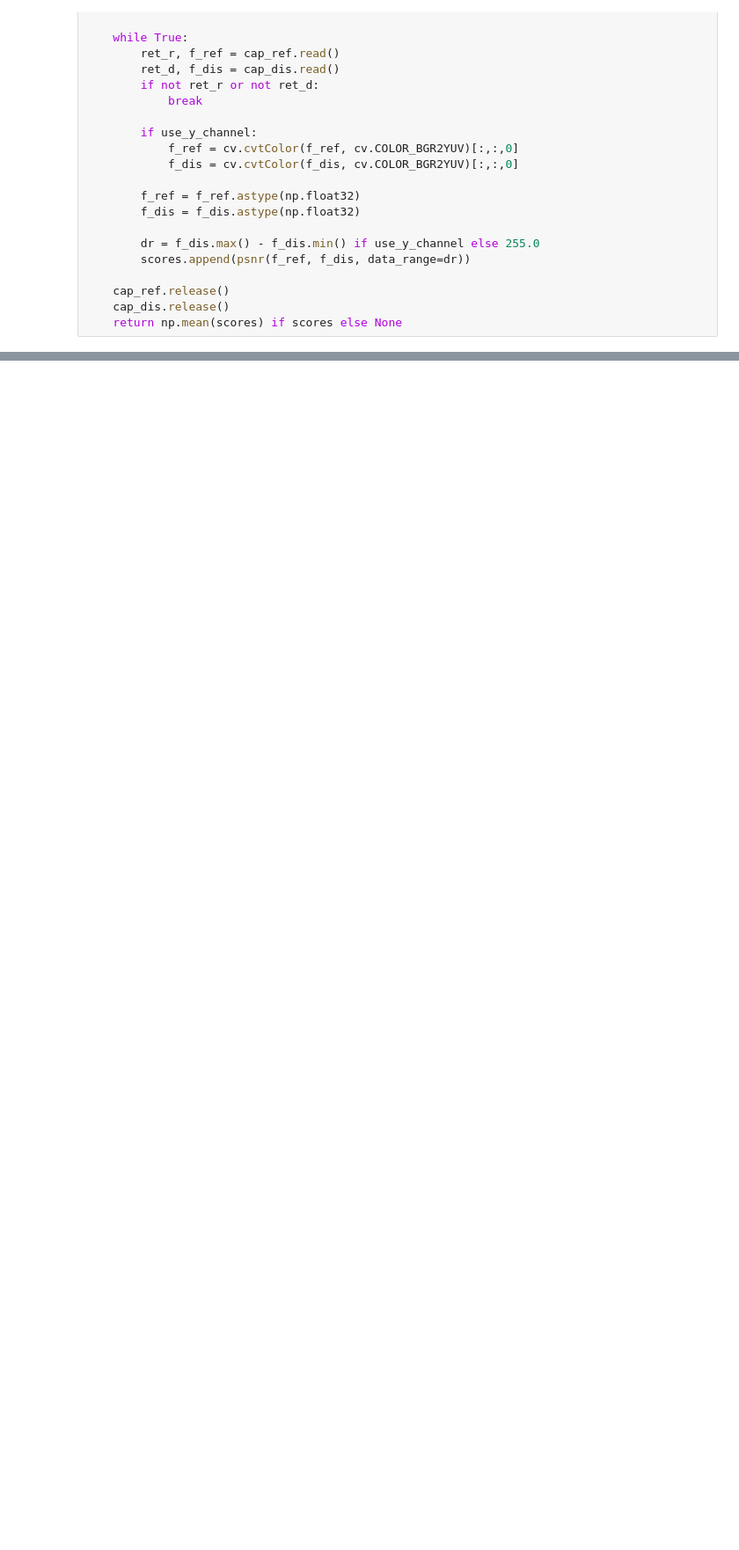
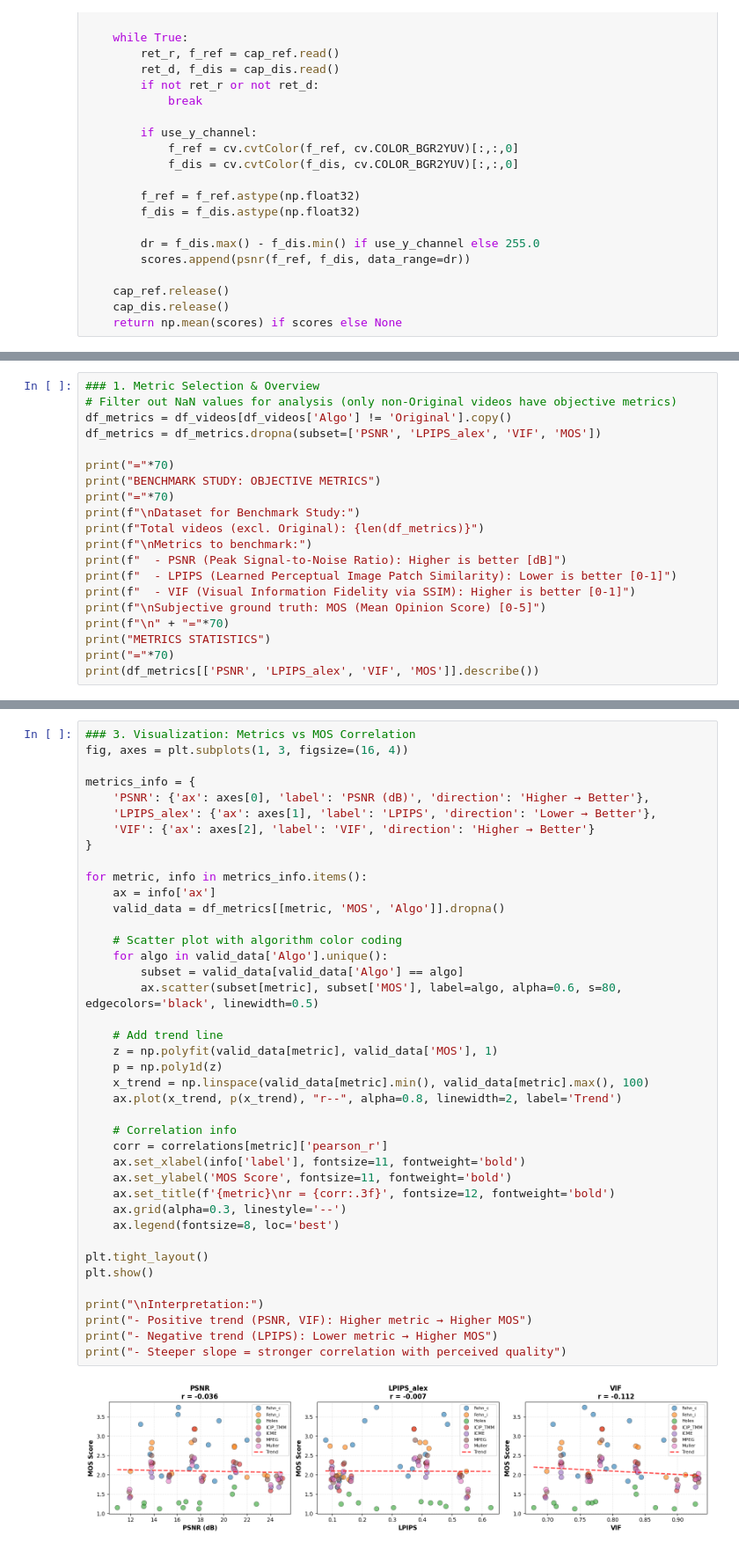
Before and after one commit to marrryzebwjq/Quality-of-Experience, a Jupyter notebook: project.ipynb, the cells around one changed output, grey strips where cells are left out. Shown at 88% size. Saved outputs shown, nothing was run; the diff lists cells and outputs as text; blank space fills up the shorter version.

Commit message:
objective done + analysis

```diff
--- a/project.ipynb
+++ b/project.ipynb
@@ -593,0 +642,20 @@ df_videos[['Video', 'Algo', 'MOS', 'PSNR', 'LPIPS_alex', 'VIF']].head()
+# %%
+### 1. Metric Selection & Overview
+# Filter out NaN values for analysis (only non-Original videos have objective metrics)
+df_metrics = df_videos[df_videos['Algo'] != 'Original'].copy()
+df_metrics = df_metrics.dropna(subset=['PSNR', 'LPIPS_alex', 'VIF', 'MOS'])
+
+print("="*70)
+print("BENCHMARK STUDY: OBJECTIVE METRICS")
+print("="*70)
+print(f"\nDataset for Benchmark Study:")
+print(f"Total videos (excl. Original): {len(df_metrics)}")
+print(f"\nMetrics to benchmark:")
+print(f"  - PSNR (Peak Signal-to-Noise Ratio): Higher is better [dB]")
+print(f"  - LPIPS (Learned Perceptual Image Patch Similarity): Lower is better [0-1]")
+print(f"  - VIF (Visual Information Fidelity via SSIM): Higher is better [0-1]")
+print(f"\nSubjective ground truth: MOS (Mean Opinion Score) [0-5]")
+print(f"\n" + "="*70)
+print("METRICS STATISTICS")
+print("="*70)
+print(df_metrics[['PSNR', 'LPIPS_alex', 'VIF', 'MOS']].describe())
@@ -593,0 +736,42 @@ df_videos[['Video', 'Algo', 'MOS', 'PSNR', 'LPIPS_alex', 'VIF']].head()
+# %%
+### 3. Visualization: Metrics vs MOS Correlation
+fig, axes = plt.subplots(1, 3, figsize=(16, 4))
+
+metrics_info = {
+    'PSNR': {'ax': axes[0], 'label': 'PSNR (dB)', 'direction': 'Higher → Better'},
+    'LPIPS_alex': {'ax': axes[1], 'label': 'LPIPS', 'direction': 'Lower → Better'},
+    'VIF': {'ax': axes[2], 'label': 'VIF', 'direction': 'Higher → Better'}
+}
+
+for metric, info in metrics_info.items():
+    ax = info['ax']
+    valid_data = df_metrics[[metric, 'MOS', 'Algo']].dropna()
+
+    # Scatter plot with algorithm color coding
+    for algo in valid_data['Algo'].unique():
+        subset = valid_data[valid_data['Algo'] == algo]
+        ax.scatter(subset[metric], subset['MOS'], label=algo, alpha=0.6, s=80, edgecolors='black', linewidth=0.5)
+
+    # Add trend line
+    z = np.polyfit(valid_data[metric], valid_data['MOS'], 1)
+    p = np.poly1d(z)
+    x_trend = np.linspace(valid_data[metric].min(), valid_data[metric].max(), 100)
+    ax.plot(x_trend, p(x_trend), "r--", alpha=0.8, linewidth=2, label='Trend')
+
+    # Correlation info
+    corr = correlations[metric]['pearson_r']
+    ax.set_xlabel(info['label'], fontsize=11, fontweight='bold')
+    ax.set_ylabel('MOS Score', fontsize=11, fontweight='bold')
+    ax.set_title(f'{metric}\nr = {corr:.3f}', fontsize=12, fontweight='bold')
+    ax.grid(alpha=0.3, linestyle='--')
+    ax.legend(fontsize=8, loc='best')
+
+plt.tight_layout()
+plt.show()
+
+print("\nInterpretation:")
+print("- Positive trend (PSNR, VIF): Higher metric → Higher MOS")
+print("- Negative trend (LPIPS): Lower metric → Higher MOS")
+print("- Steeper slope = stronger correlation with perceived quality")
+# %% [output]
+[figure, added]
```
Also changed, not shown: parts of 18 cells of this notebook.
